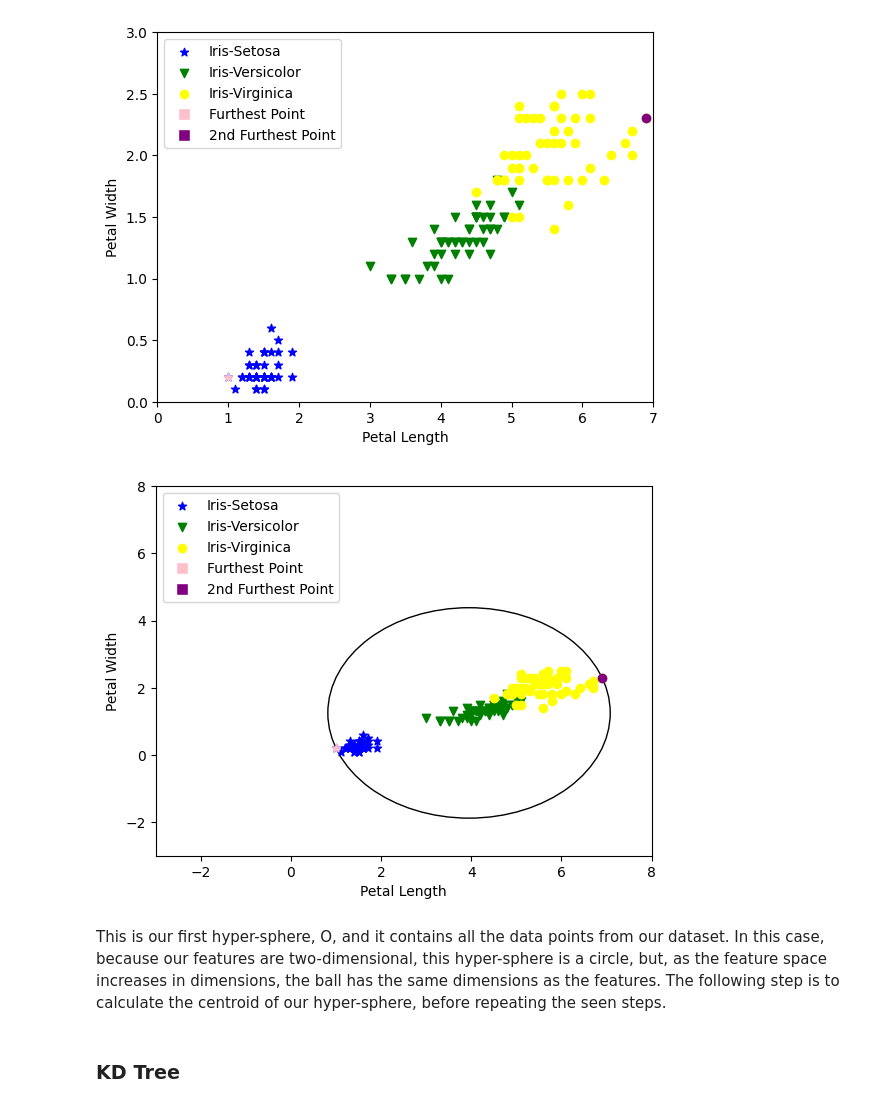
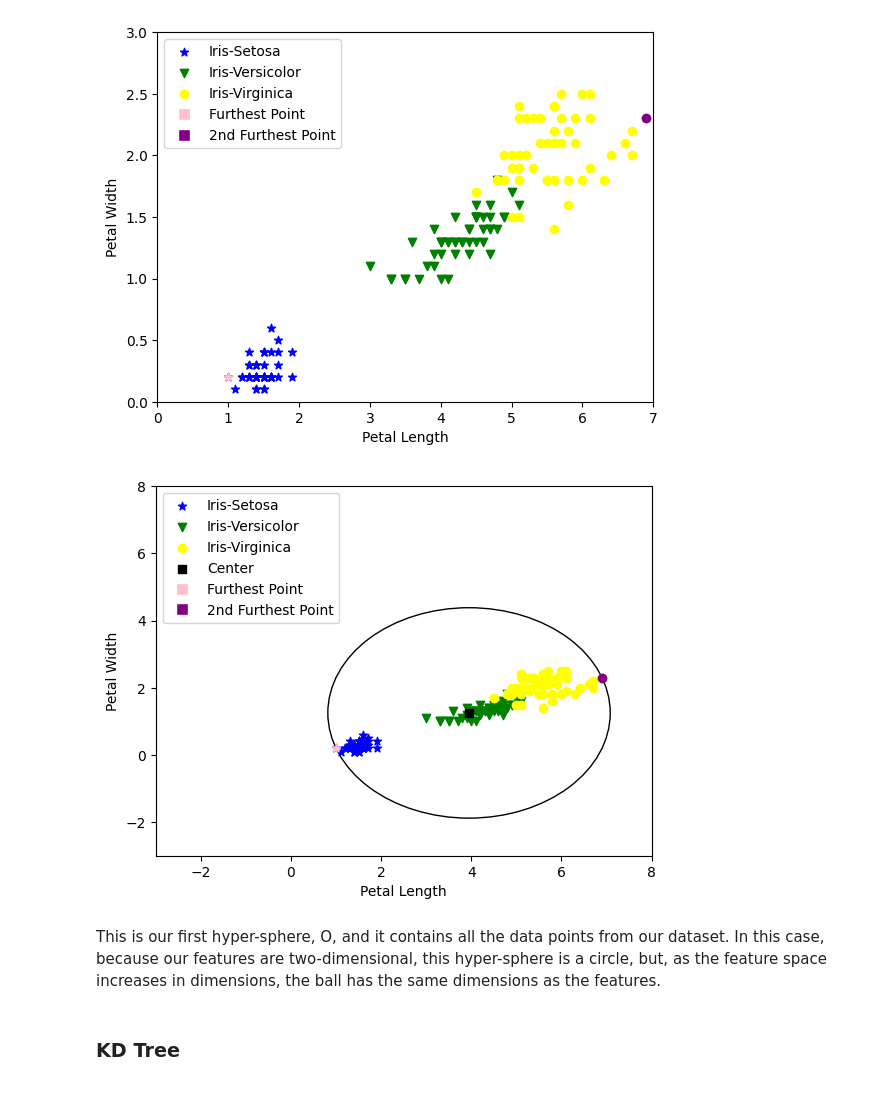
Before and after one commit to davidterroso/ML, a Jupyter notebook: classification/knn.ipynb, the cells around one changed output. Saved outputs shown, nothing was run; the diff lists cells and outputs as text; code cells hidden in the pictures.

Commit message:
added center point to plot

```diff
--- a/classification/knn.ipynb
+++ b/classification/knn.ipynb
@@ -700,39 +700,41 @@ plt.scatter(second_furthest_point[0],
             second_furthest_point[1],
             marker=label_to_marker[second_furthest_point_class],
             c="purple")
+plt.scatter(center_point[0], center_point[1], marker="s", c="black", label="Center")
 plt.xlabel("Petal Length")
 plt.ylabel("Petal Width")
 
 
 furthest_point_legend = Line2D(
     [0], [0],
     marker='s',
     color='w',
     markerfacecolor='pink',
     markersize=8,
     label='Furthest Point'
 )
 
 second_furthest_point_legend = Line2D(
     [0], [0],
     marker='s',
     color='w',
     markerfacecolor='purple',
     markersize=8,
     label='2nd Furthest Point'
 )
+
 handles, labels = plt.gca().get_legend_handles_labels()
 handles.append(furthest_point_legend)
 handles.append(second_furthest_point_legend)
 labels.append("Furthest Point")
 labels.append("2nd Furthest Point")
 
 plt.legend(handles, labels, loc=2)
 
 plt.show()
 # %% [output]
-[figure, old version]
+[figure, new version]
 # %% [markdown]
-This is our first hyper-sphere, O, and it contains all the data points from our dataset. In this case, because our features are two-dimensional, this hyper-sphere is a circle, but, as the feature space increases in dimensions, the ball has the same dimensions as the features. The following step is to calculate the centroid of our hyper-sphere, before repeating the seen steps.
+This is our first hyper-sphere, O, and it contains all the data points from our dataset. In this case, because our features are two-dimensional, this hyper-sphere is a circle, but, as the feature space increases in dimensions, the ball has the same dimensions as the features.
 # %% [markdown]
 ### KD Tree <a id="kd-tree"></a>
```
